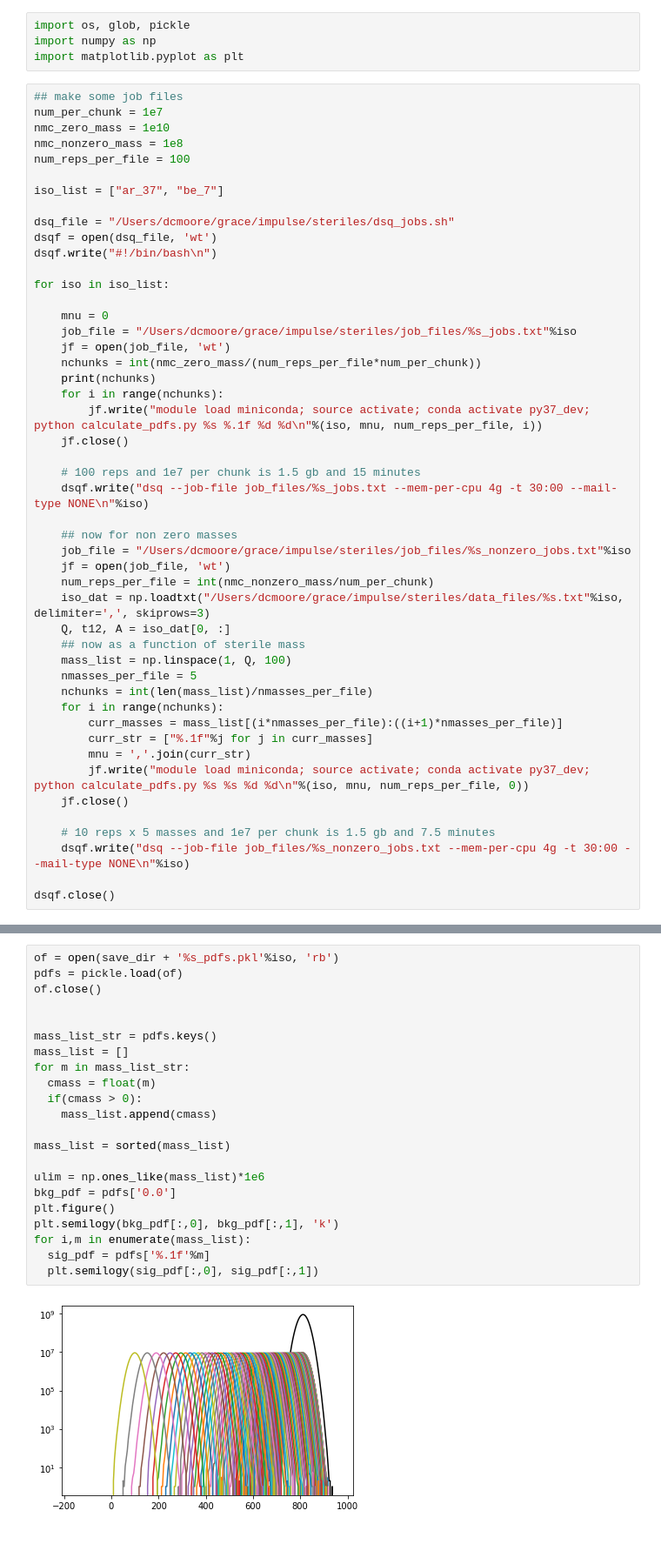
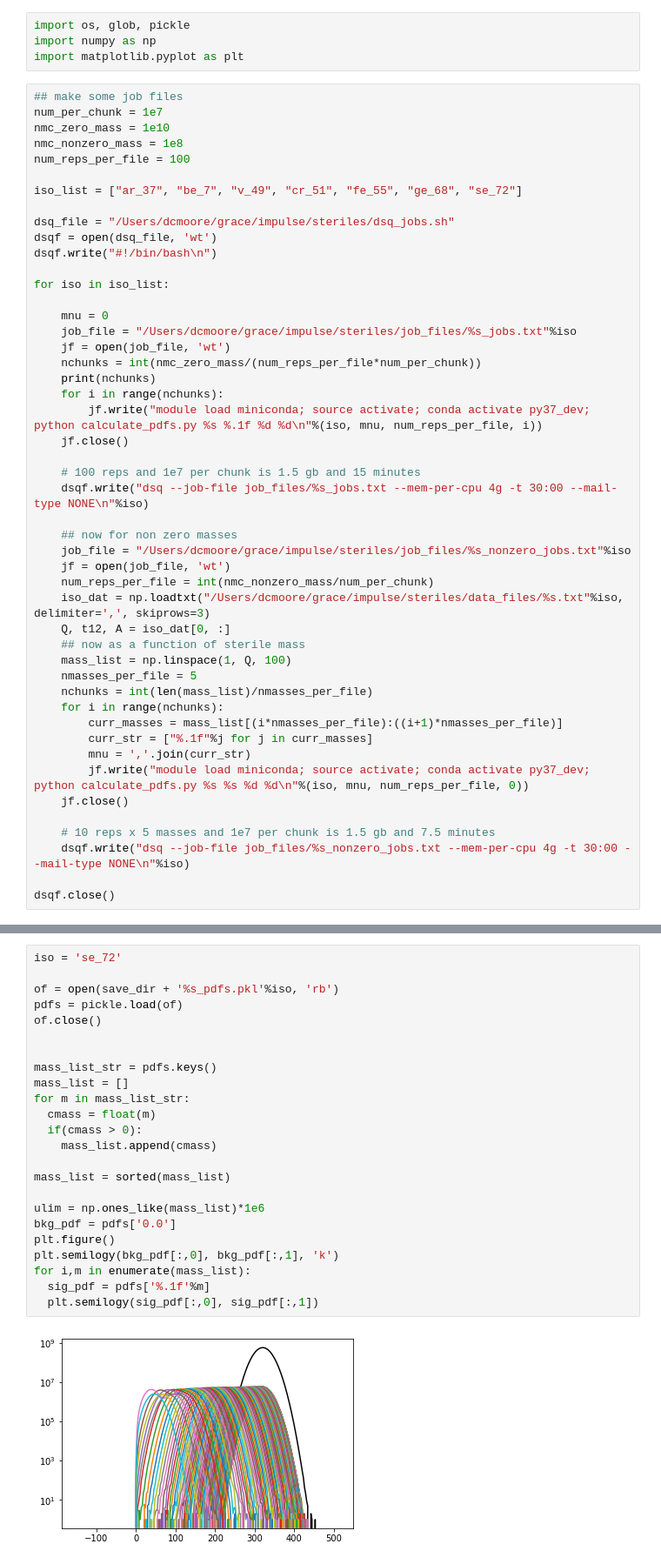
Before and after one commit to Moore-Lab/composite_DM, a Jupyter notebook: steriles/plot_pdfs.ipynb, the cells around one changed output, grey strips where cells are left out. Shown: that part at 87% size. Saved outputs shown, nothing was run; the diff lists cells and outputs as text; blank space fills up the shorter version.

Commit message:
update plotting script for EC decays

```diff
--- a/steriles/plot_pdfs.ipynb
+++ b/steriles/plot_pdfs.ipynb
@@ -9,7 +9,7 @@ nmc_zero_mass = 1e10
 nmc_nonzero_mass = 1e8
 num_reps_per_file = 100
 
-iso_list = ["ar_37", "be_7"]
+iso_list = ["ar_37", "be_7", "v_49", "cr_51", "fe_55", "ge_68", "se_72"]
 
 dsq_file = "/Users/dcmoore/grace/impulse/steriles/dsq_jobs.sh"
 dsqf = open(dsq_file, 'wt')
@@ -131,24 +160,26 @@ working on 1 files for ar_37 with mnu = 99.5:
 # %%
+iso = 'se_72'
+
 of = open(save_dir + '%s_pdfs.pkl'%iso, 'rb')
 pdfs = pickle.load(of)
 of.close()
 
 
 mass_list_str = pdfs.keys()
 mass_list = []
 for m in mass_list_str:
   cmass = float(m)
   if(cmass > 0):
     mass_list.append(cmass)
 
 mass_list = sorted(mass_list)
 
 ulim = np.ones_like(mass_list)*1e6
 bkg_pdf = pdfs['0.0']
 plt.figure()
 plt.semilogy(bkg_pdf[:,0], bkg_pdf[:,1], 'k')
 for i,m in enumerate(mass_list):
   sig_pdf = pdfs['%.1f'%m]
   plt.semilogy(sig_pdf[:,0], sig_pdf[:,1])
 # %% [output]
-[figure, old version]
+[figure, new version]
```
Also changed, not shown: parts of 4 cells of this notebook.
